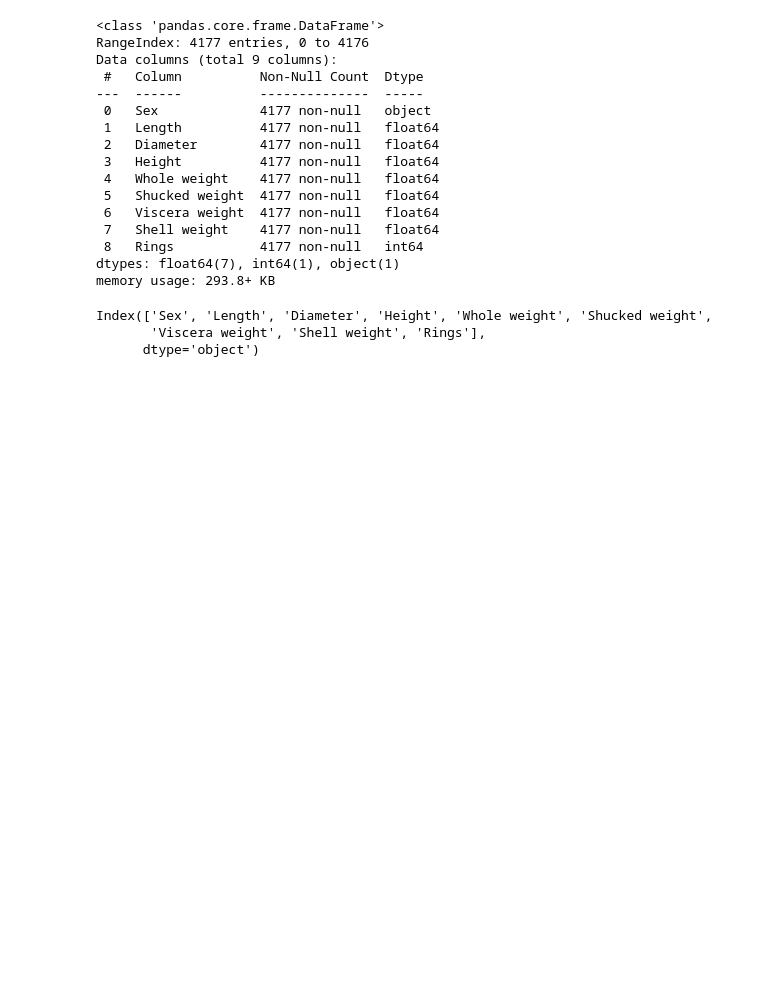
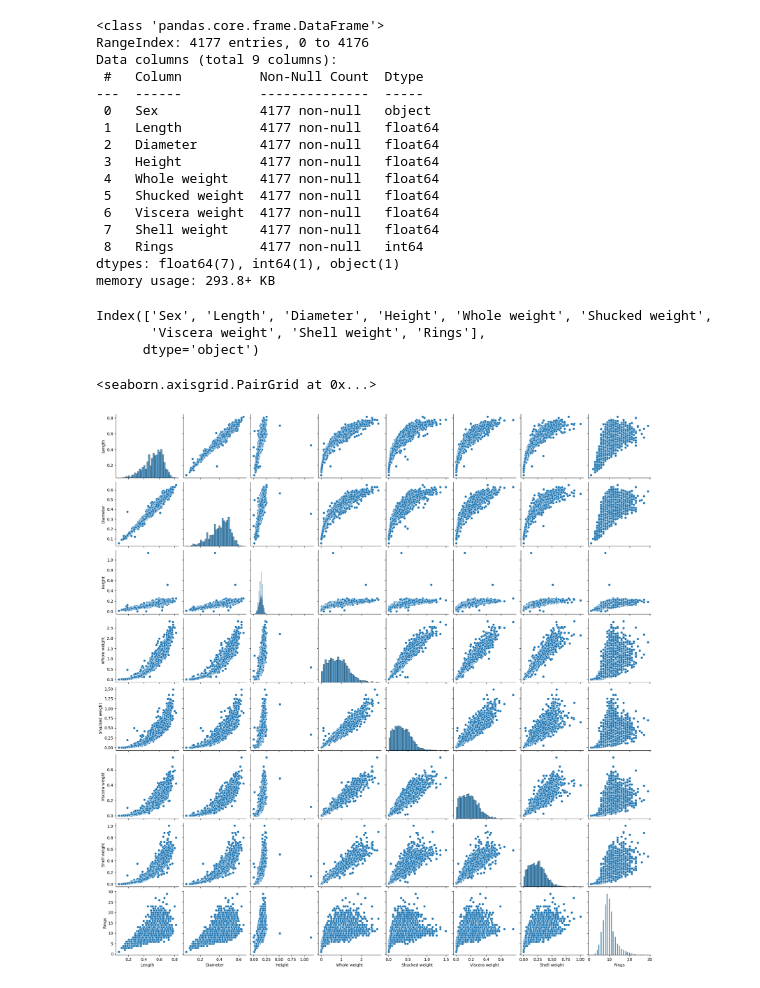
Before and after one commit to mynamescheff/some-data-ig, a Jupyter notebook: abalone/model.ipynb, the cells around one changed output. Cells and saved outputs as stored; diff of their text form; code cells hidden in the pictures; blank space fills up the shorter version.

```diff
--- a/abalone/model.ipynb
+++ b/abalone/model.ipynb
@@ -82,3 +84,12 @@ df.columns
 Index(['Sex', 'Length', 'Diameter', 'Height', 'Whole weight', 'Shucked weight',
        'Viscera weight', 'Shell weight', 'Rings'],
       dtype='object')
+# %%
+#visualize the data
+import matplotlib.pyplot as plt
+import seaborn as sns
+
+sns.pairplot(df)
+# %% [output]
+<seaborn.axisgrid.PairGrid at 0x...>
+[figure, added]
```
Also changed, not shown: parts of 11 cells of this notebook, 4 other files.
